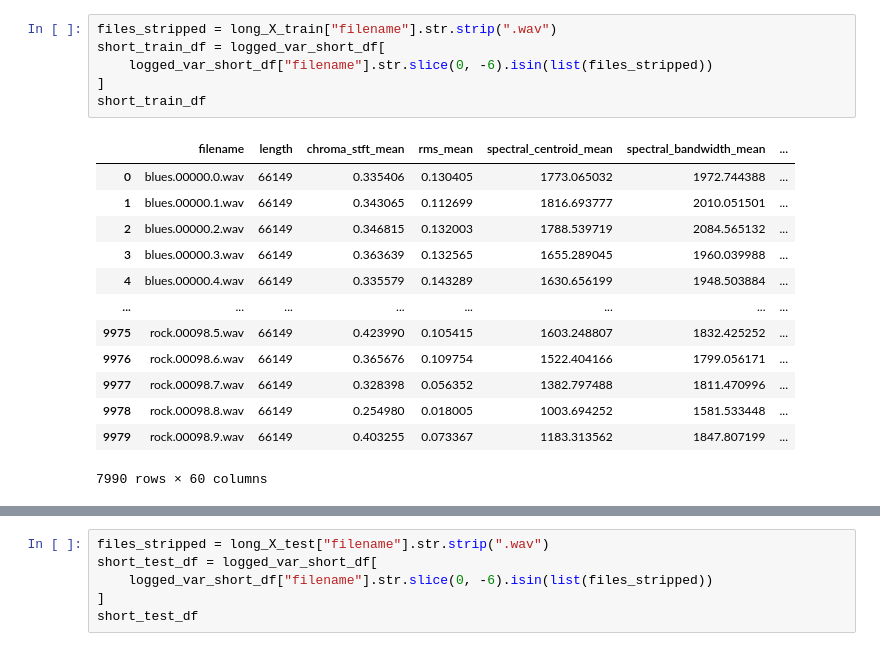
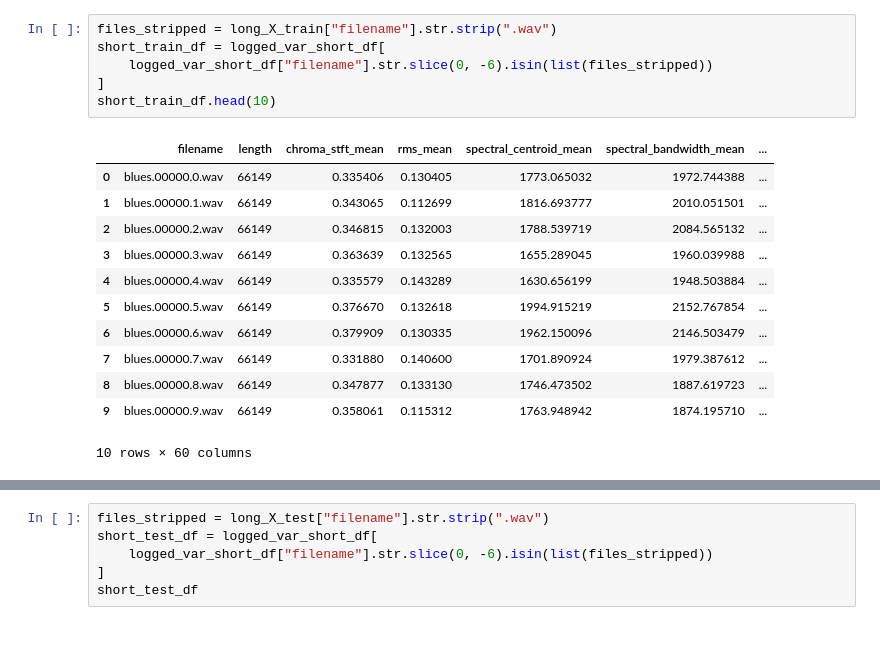
Before and after one commit to 0-b1t/genre_classification, a Jupyter notebook: models/stratification.ipynb, the cells around one changed output, grey strips where cells are left out. Drawn from its saved outputs; the diff is of its cells as text.

```diff
--- a/models/stratification.ipynb
+++ b/models/stratification.ipynb
@@ -93,23 +93,22 @@ long_X_train, long_X_test, long_y_train, long_y_test = train_test_split(
 # %%
 files_stripped = long_X_train["filename"].str.strip(".wav")
 short_train_df = logged_var_short_df[
     logged_var_short_df["filename"].str.slice(0, -6).isin(list(files_stripped))
 ]
-short_train_df
+short_train_df.head(10)
 # %% [output]
 |  | filename | length | chroma_stft_mean | rms_mean | spectral_centroid_mean | spectral_bandwidth_mean | ... |
 | 0 | blues.00000.0.wav | 66149 | 0.335406 | 0.130405 | 1773.065032 | 1972.744388 | ... |
 | 1 | blues.00000.1.wav | 66149 | 0.343065 | 0.112699 | 1816.693777 | 2010.051501 | ... |
 | 2 | blues.00000.2.wav | 66149 | 0.346815 | 0.132003 | 1788.539719 | 2084.565132 | ... |
 | 3 | blues.00000.3.wav | 66149 | 0.363639 | 0.132565 | 1655.289045 | 1960.039988 | ... |
 | 4 | blues.00000.4.wav | 66149 | 0.335579 | 0.143289 | 1630.656199 | 1948.503884 | ... |
-| ... | ... | ... | ... | ... | ... | ... | ... |
-| 9975 | rock.00098.5.wav | 66149 | 0.423990 | 0.105415 | 1603.248807 | 1832.425252 | ... |
-| 9976 | rock.00098.6.wav | 66149 | 0.365676 | 0.109754 | 1522.404166 | 1799.056171 | ... |
-| 9977 | rock.00098.7.wav | 66149 | 0.328398 | 0.056352 | 1382.797488 | 1811.470996 | ... |
-| 9978 | rock.00098.8.wav | 66149 | 0.254980 | 0.018005 | 1003.694252 | 1581.533448 | ... |
-| 9979 | rock.00098.9.wav | 66149 | 0.403255 | 0.073367 | 1183.313562 | 1847.807199 | ... |
+| 5 | blues.00000.5.wav | 66149 | 0.376670 | 0.132618 | 1994.915219 | 2152.767854 | ... |
+| 6 | blues.00000.6.wav | 66149 | 0.379909 | 0.130335 | 1962.150096 | 2146.503479 | ... |
+| 7 | blues.00000.7.wav | 66149 | 0.331880 | 0.140600 | 1701.890924 | 1979.387612 | ... |
+| 8 | blues.00000.8.wav | 66149 | 0.347877 | 0.133130 | 1746.473502 | 1887.619723 | ... |
+| 9 | blues.00000.9.wav | 66149 | 0.358061 | 0.115312 | 1763.948942 | 1874.195710 | ... |
-7990 rows × 60 columns
+10 rows × 60 columns
 [interactive output not drawn]
 # %%
 files_stripped = long_X_test["filename"].str.strip(".wav")
```
Also changed, not shown: parts of 19 cells of this notebook, 2 other files.
